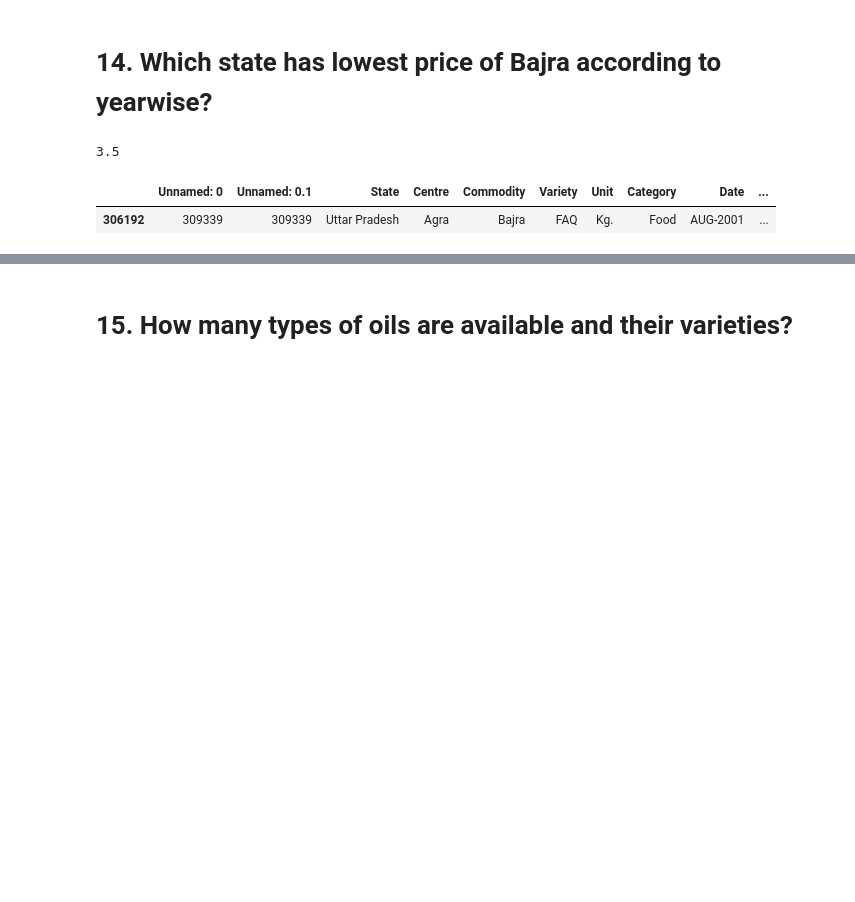
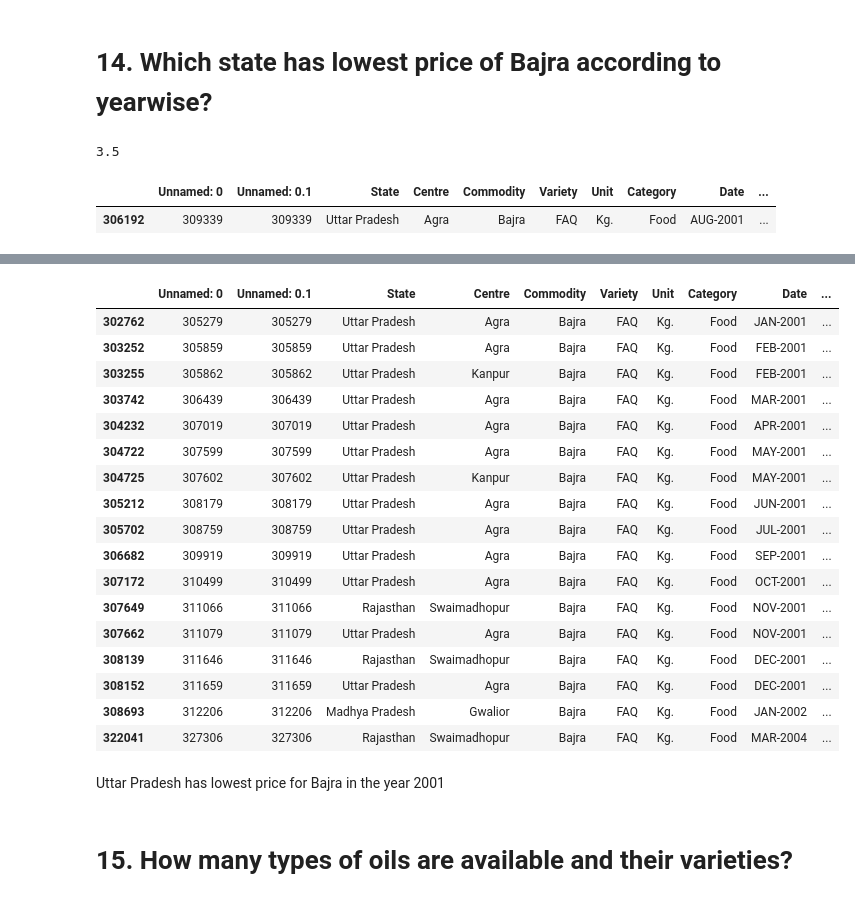
Before and after one commit to hashimhamza11/DataScience, a Jupyter notebook: Final Project.ipynb, the cells around one changed output, grey strips where cells are left out. Cells and saved outputs as stored; diff of their text form; code cells hidden in the pictures; blank space fills up the shorter version.

```diff
--- a/Final Project.ipynb
+++ b/Final Project.ipynb
@@ -257,3 +261,10 @@ df[(df["Commodity"]=="Bajra") & (df["Retail Price"]==3.5)]
 # %% [output]
 |  | Unnamed: 0 | Unnamed: 0.1 | State | Centre | Commodity | Variety | Unit | Category | Date | ... |
 | 306192 | 309339 | 309339 | Uttar Pradesh | Agra | Bajra | FAQ | Kg. | Food | AUG-2001 | ... |
+# %%
+Year2 = range(2001,2020)
+# %%
+for i in Year2:
+    Min = df[(df["Commodity"]=="Bajra")& (df["Year"]==i)]["Retail Price"].min()
+    Baj = df[(df["Commodity"]=="Bajra") & (df["Retail Price"]==Min)&(df["Year"]==i)]
+    print(i)
@@ -260,3 +289,26 @@ df[(df["Commodity"]=="Bajra") & (df["Retail Price"]==3.5)]
+# %%
+df[(df["Commodity"]=="Bajra") & (df["Retail Price"]==Min)&(df["Year"]==i)]
+# %% [output]
+|  | Unnamed: 0 | Unnamed: 0.1 | State | Centre | Commodity | Variety | Unit | Category | Date | ... |
+| 302762 | 305279 | 305279 | Uttar Pradesh | Agra | Bajra | FAQ | Kg. | Food | JAN-2001 | ... |
+| 303252 | 305859 | 305859 | Uttar Pradesh | Agra | Bajra | FAQ | Kg. | Food | FEB-2001 | ... |
+| 303255 | 305862 | 305862 | Uttar Pradesh | Kanpur | Bajra | FAQ | Kg. | Food | FEB-2001 | ... |
+| 303742 | 306439 | 306439 | Uttar Pradesh | Agra | Bajra | FAQ | Kg. | Food | MAR-2001 | ... |
+| 304232 | 307019 | 307019 | Uttar Pradesh | Agra | Bajra | FAQ | Kg. | Food | APR-2001 | ... |
+| 304722 | 307599 | 307599 | Uttar Pradesh | Agra | Bajra | FAQ | Kg. | Food | MAY-2001 | ... |
+| 304725 | 307602 | 307602 | Uttar Pradesh | Kanpur | Bajra | FAQ | Kg. | Food | MAY-2001 | ... |
+| 305212 | 308179 | 308179 | Uttar Pradesh | Agra | Bajra | FAQ | Kg. | Food | JUN-2001 | ... |
+| 305702 | 308759 | 308759 | Uttar Pradesh | Agra | Bajra | FAQ | Kg. | Food | JUL-2001 | ... |
+| 306682 | 309919 | 309919 | Uttar Pradesh | Agra | Bajra | FAQ | Kg. | Food | SEP-2001 | ... |
+| 307172 | 310499 | 310499 | Uttar Pradesh | Agra | Bajra | FAQ | Kg. | Food | OCT-2001 | ... |
+| 307649 | 311066 | 311066 | Rajasthan | Swaimadhopur | Bajra | FAQ | Kg. | Food | NOV-2001 | ... |
+| 307662 | 311079 | 311079 | Uttar Pradesh | Agra | Bajra | FAQ | Kg. | Food | NOV-2001 | ... |
+| 308139 | 311646 | 311646 | Rajasthan | Swaimadhopur | Bajra | FAQ | Kg. | Food | DEC-2001 | ... |
+| 308152 | 311659 | 311659 | Uttar Pradesh | Agra | Bajra | FAQ | Kg. | Food | DEC-2001 | ... |
+| 308693 | 312206 | 312206 | Madhya Pradesh | Gwalior | Bajra | FAQ | Kg. | Food | JAN-2002 | ... |
+| 322041 | 327306 | 327306 | Rajasthan | Swaimadhopur | Bajra | FAQ | Kg. | Food | MAR-2004 | ... |
+# %% [markdown]
+Uttar Pradesh has lowest price for Bajra in the year 2001
 # %% [markdown]
 # 15. How many types of oils are available and their varieties?
 # %%
```
Also changed, not shown: parts of 25 cells of this notebook.
